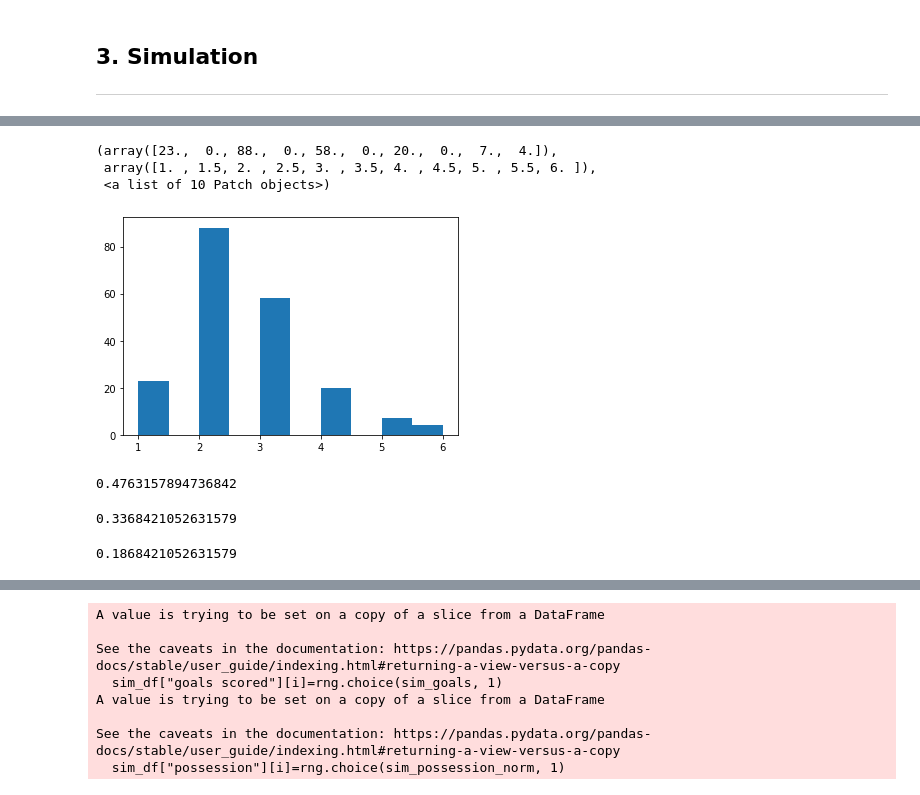
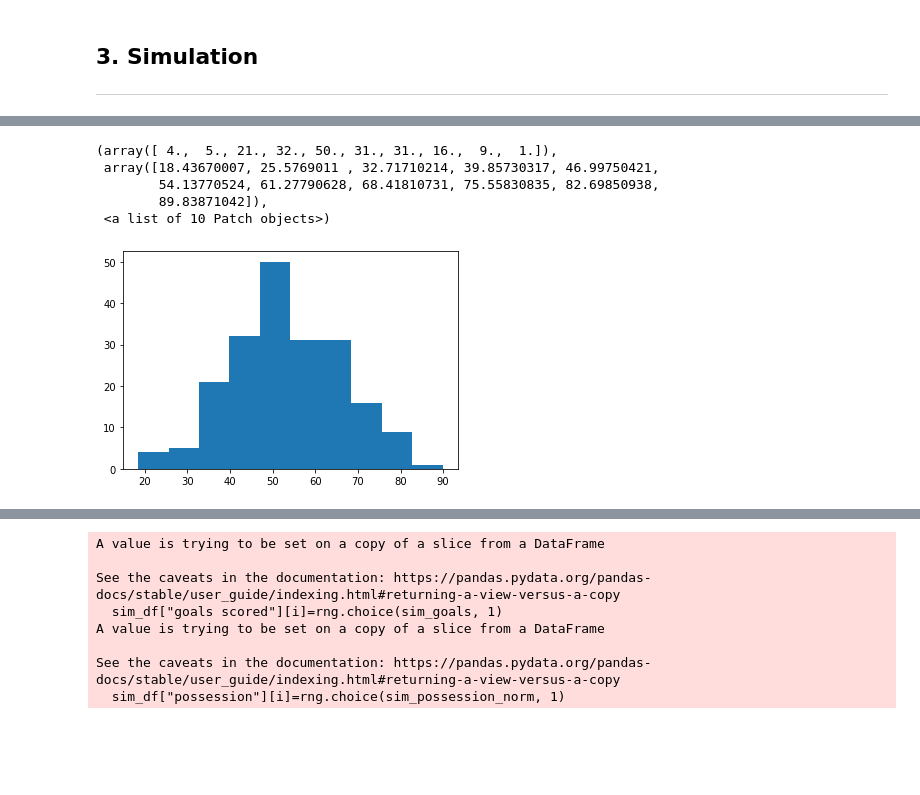
Before and after one commit to colm-o-caoimh/FootballSimulation, a Jupyter notebook: PDA_Project2020.ipynb, the cells around one changed output, grey strips where cells are left out. Saved outputs shown, nothing was run; the diff lists cells and outputs as text; code cells hidden in the pictures; blank space fills up the shorter version.

Commit message:
Draw data set investigation complete; Simulation developed; explanations given for analysis to date; plots need more attention; Section 3 needs to be completed; General cleanup needed

```diff
--- a/PDA_Project2020.ipynb
+++ b/PDA_Project2020.ipynb
@@ -647,7 +797,9 @@ sim_goals = rng.choice(goals_array, 200, p=[0.16, 0.40, 0.25, 0.12, 0.05, 0.02])
 # %%
-plt.hist(sim_goals)
+plt.hist(sim_possession_norm)
 # %% [output]
-(array([23.,  0., 88.,  0., 58.,  0., 20.,  0.,  7.,  4.]),
- array([1. , 1.5, 2. , 2.5, 3. , 3.5, 4. , 4.5, 5. , 5.5, 6. ]),
+(array([ 4.,  5., 21., 32., 50., 31., 31., 16.,  9.,  1.]),
+ array([18.43670007, 25.5769011 , 32.71710214, 39.85730317, 46.99750421,
+        54.13770524, 61.27790628, 68.41810731, 75.55830835, 82.69850938,
+        89.83871042]),
  <a list of 10 Patch objects>)
-[figure, old version]
+[figure, new version]
@@ -660,12 +805,0 @@ d = 71/380
-# %%
-w
-# %% [output]
-0.4763157894736842
-# %%
-l
-# %% [output]
-0.3368421052631579
-# %%
-d
-# %% [output]
-0.1868421052631579
```
Also changed, not shown: parts of 62 cells of this notebook.
